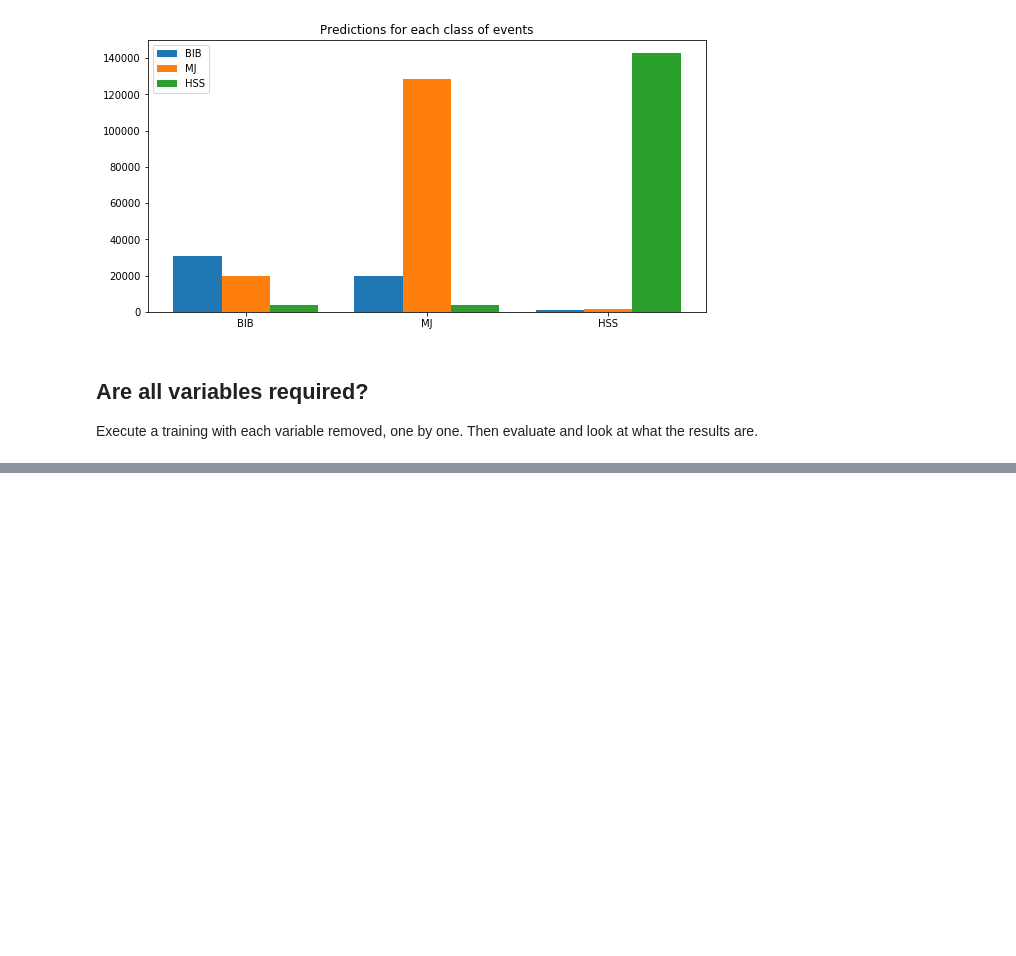
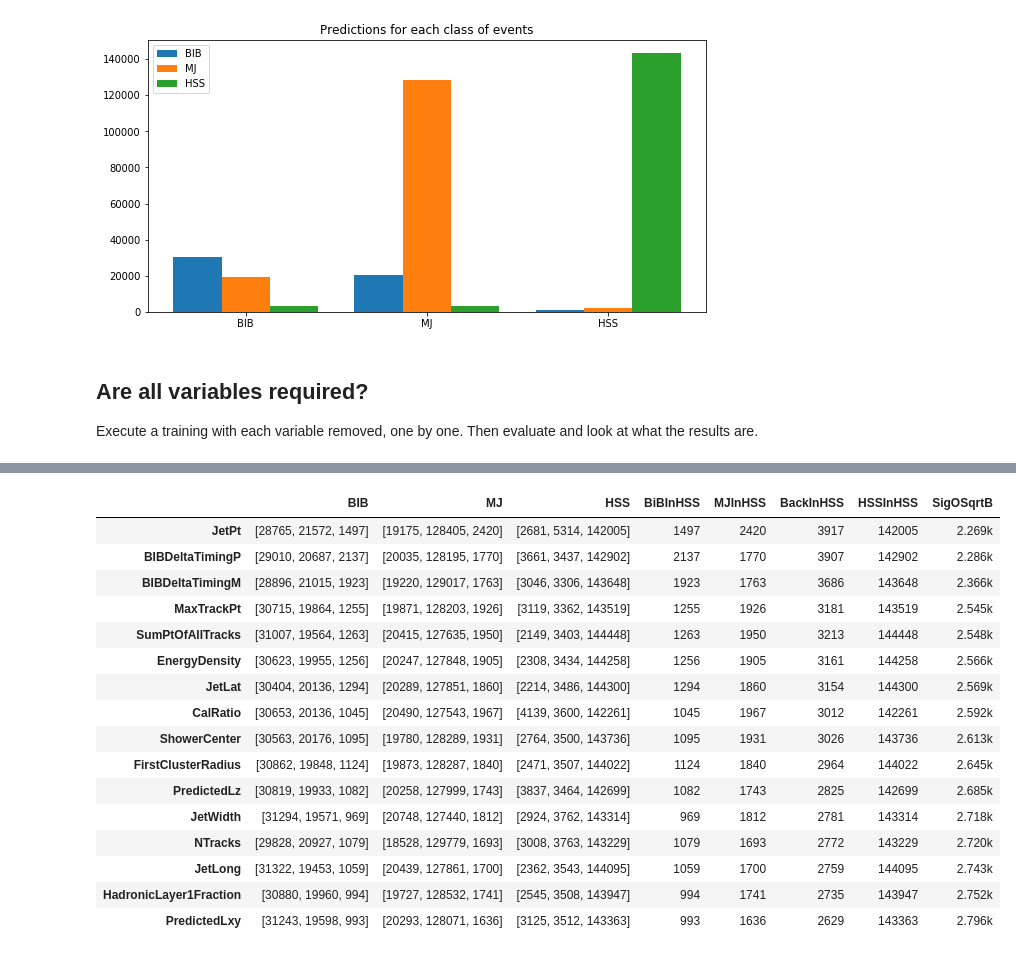
Before and after one commit to gordonwatts/JetCutStudies, a Jupyter notebook: notebooks/BDT Training Test.ipynb, the cells around one changed output, grey strips where cells are left out. Cells and saved outputs as stored; diff of their text form; code cells hidden in the pictures; blank space fills up the shorter version.

Commit message:
Look at removing a variable at a time to see who is most effective.

```diff
--- a/notebooks/BDT Training Test.ipynb
+++ b/notebooks/BDT Training Test.ipynb
@@ -244,5 +253,5 @@ def quick_train (var_list):
                nEvents = per_sample_size, training_variable_list = var_list)
 
 
-bdts_with_1_missing =[quick_train(vl) for vl in itertools.combinations(default_training_variable_list, len(default_training_variable_list)-1)]
+bdts_with_1_missing = {vl:quick_train(vl) for vl in itertools.combinations(default_training_variable_list, len(default_training_variable_list)-1)}
 # %% [output]
@@ -268,0 +259,24 @@ bdts_with_1_missing
+# %%
+def calc_bdt_predictions (var_list, b, bib, multijet, signal):
+    test_events, test_classes = prep_samples(bib[bib.EventNumber % test_EventMod == 0],
+                                         multijet[multijet.EventNumber % test_EventMod == 0],
+                                         signal[signal.EventNumber % test_EventMod == 0],
+                                         nEvents=per_sample_size, training_variable_list = var_list)
+
+    test_predictions = b.predict(test_events)
+    test_classes.loc[:,'PredClass'] = pd.Series(test_predictions, index=test_classes.index)
+
+    bib = test_classes[test_classes.Class == 0]
+    mj = test_classes[test_classes.Class == 1]
+    hss = test_classes[test_classes.Class == 2]
+
+    return [[len(e[e.PredClass == cIndex].index) for cIndex in (0, 1, 2)] for e in (bib, mj, hss)]
+
+def unused_var(used_list):
+    return [i for i in default_training_variable_list if i not in used_list][0]
+
+per_var_counts = {unused_var(b):calc_bdt_predictions(b, bdts_with_1_missing[b], bib, multijet, signal) for b in bdts_with_1_missing}
+# %%
+result = pd.DataFrame(per_var_counts, ).T
+result.columns=['BIB', 'MJ', 'HSS']
+result
@@ -268,0 +301,26 @@ bdts_with_1_missing
+# %%
+result.loc[:, 'BiBInHSS'] = pd.Series([b[2] for b in result.BIB], index=result.index)
+result.loc[:, 'MJInHSS'] = pd.Series([b[2] for b in result.MJ], index = result.index)
+result.loc[:, 'BackInHSS'] = pd.Series(result.MJInHSS+result.BiBInHSS, index = result.index)
+result.loc[:, 'HSSInHSS'] = pd.Series([b[2] for b in result.HSS], index = result.index)
+result.loc[:, 'SigOSqrtB'] = pd.Series(result.HSSInHSS.divide(result.BackInHSS.apply(np.sqrt)), index = result.index)
+# %%
+result.sort_values(by='SigOSqrtB')
+# %% [output]
+|  | BIB | MJ | HSS | BiBInHSS | MJInHSS | BackInHSS | HSSInHSS | SigOSqrtB |
+| JetPt | [28765, 21572, 1497] | [19175, 128405, 2420] | [2681, 5314, 142005] | 1497 | 2420 | 3917 | 142005 | 2.269k |
+| BIBDeltaTimingP | [29010, 20687, 2137] | [20035, 128195, 1770] | [3661, 3437, 142902] | 2137 | 1770 | 3907 | 142902 | 2.286k |
+| BIBDeltaTimingM | [28896, 21015, 1923] | [19220, 129017, 1763] | [3046, 3306, 143648] | 1923 | 1763 | 3686 | 143648 | 2.366k |
+| MaxTrackPt | [30715, 19864, 1255] | [19871, 128203, 1926] | [3119, 3362, 143519] | 1255 | 1926 | 3181 | 143519 | 2.545k |
+| SumPtOfAllTracks | [31007, 19564, 1263] | [20415, 127635, 1950] | [2149, 3403, 144448] | 1263 | 1950 | 3213 | 144448 | 2.548k |
+| EnergyDensity | [30623, 19955, 1256] | [20247, 127848, 1905] | [2308, 3434, 144258] | 1256 | 1905 | 3161 | 144258 | 2.566k |
+| JetLat | [30404, 20136, 1294] | [20289, 127851, 1860] | [2214, 3486, 144300] | 1294 | 1860 | 3154 | 144300 | 2.569k |
+| CalRatio | [30653, 20136, 1045] | [20490, 127543, 1967] | [4139, 3600, 142261] | 1045 | 1967 | 3012 | 142261 | 2.592k |
+| ShowerCenter | [30563, 20176, 1095] | [19780, 128289, 1931] | [2764, 3500, 143736] | 1095 | 1931 | 3026 | 143736 | 2.613k |
+| FirstClusterRadius | [30862, 19848, 1124] | [19873, 128287, 1840] | [2471, 3507, 144022] | 1124 | 1840 | 2964 | 144022 | 2.645k |
+| PredictedLz | [30819, 19933, 1082] | [20258, 127999, 1743] | [3837, 3464, 142699] | 1082 | 1743 | 2825 | 142699 | 2.685k |
+| JetWidth | [31294, 19571, 969] | [20748, 127440, 1812] | [2924, 3762, 143314] | 969 | 1812 | 2781 | 143314 | 2.718k |
+| NTracks | [29828, 20927, 1079] | [18528, 129779, 1693] | [3008, 3763, 143229] | 1079 | 1693 | 2772 | 143229 | 2.720k |
+| JetLong | [31322, 19453, 1059] | [20439, 127861, 1700] | [2362, 3543, 144095] | 1059 | 1700 | 2759 | 144095 | 2.743k |
+| HadronicLayer1Fraction | [30880, 19960, 994] | [19727, 128532, 1741] | [2545, 3508, 143947] | 994 | 1741 | 2735 | 143947 | 2.752k |
+| PredictedLxy | [31243, 19598, 993] | [20293, 128071, 1636] | [3125, 3512, 143363] | 993 | 1636 | 2629 | 143363 | 2.796k |
```
Also changed, not shown: parts of 8 cells of this notebook.
